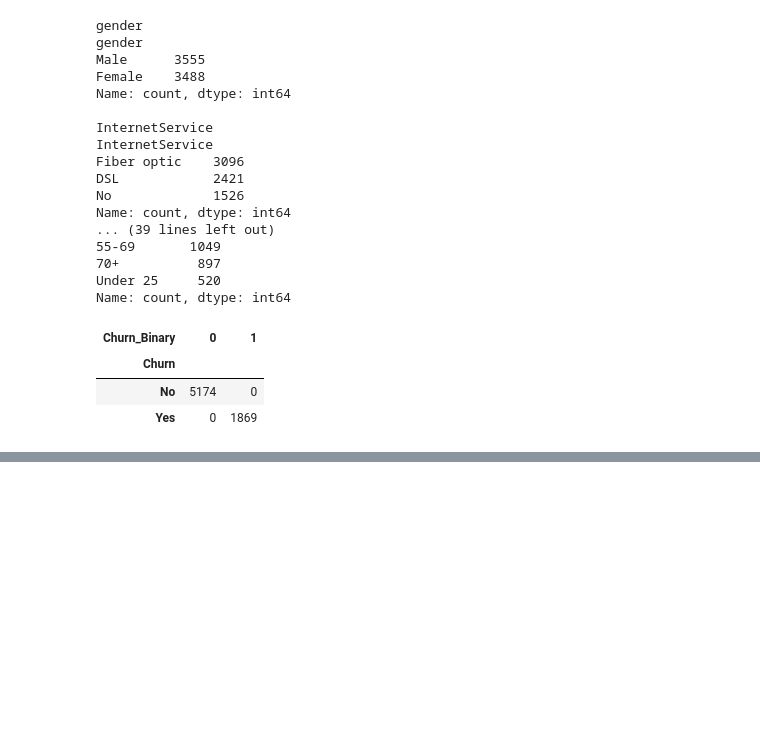
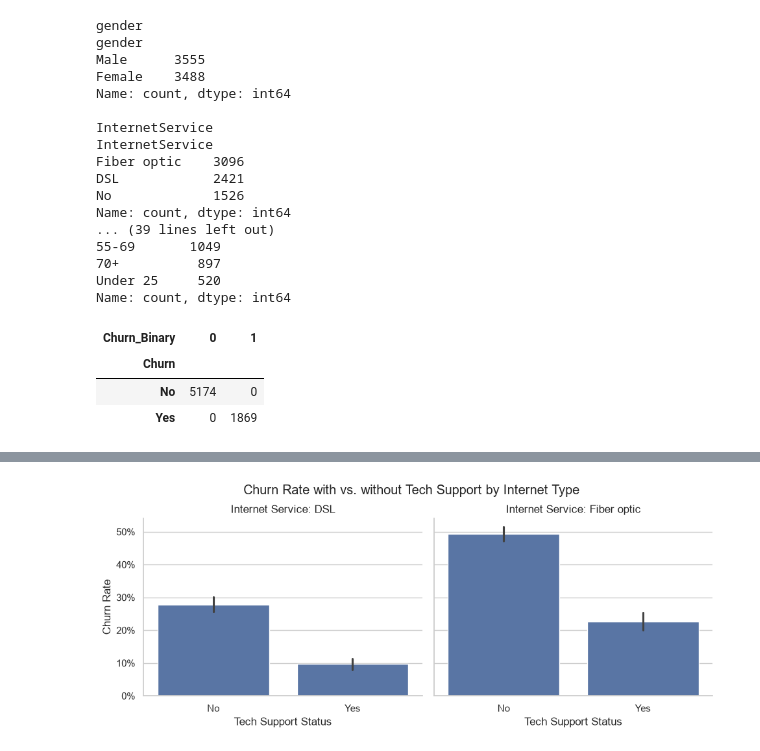
Before and after one commit to pondnatalie/Churn_Project_Tellecommunications, a Jupyter notebook: Churn_Project.ipynb, the cells around one changed output, grey strips where cells are left out. Saved outputs shown, nothing was run; the diff lists cells and outputs as text; code cells hidden in the pictures; blank space fills up the shorter version.

```diff
--- a/Churn_Project.ipynb
+++ b/Churn_Project.ipynb
@@ -1426,0 +1661,87 @@ df.to_csv("Churn_cleaned.csv", index=False)
+# %%
+# 1. Filter to customers with Internet Service
+df_internet = df[df['InternetService'] != 'No'].copy()
+
+
+# 2. Table: Churn Rate & Avg Satisfaction by Tech Support, Internet Type, and Contract
+q2_table = df_internet.groupby(
+    ['InternetService', 'TechSupport', 'Contract']
+).agg(
+    Churn_Rate=('Churn_Binary', 'mean'),
+    Avg_Satisfaction=('CustomerSatisfactionScore', 'mean'),
+    Customer_Count=('Churn_Binary', 'count')
+).reset_index()
+
+print("=== Tech Support Impact by Internet Service & Contract ===")
+display(q2_table.style.format({
+    'Churn_Rate': '{:.1%}',
+    'Avg_Satisfaction': '{:.2f}'
+}))
+
+
+# 3. Grouped Bar Chart by Panel
+g = sns.catplot(
+    data=df_internet,
+    x='TechSupport',
+    y='Churn_Binary',
+    col='InternetService',
+    kind='bar',
+    height=4,
+    aspect=1.2
+)
+
+g.set_axis_labels("Tech Support Status", "Churn Rate")
+g.set_titles("Internet Service: {col_name}")
+
+for ax in g.axes.flat:
+    ax.yaxis.set_major_formatter('{x:.0%}')
+
+plt.subplots_adjust(top=0.85)
+g.fig.suptitle("Churn Rate with vs. without Tech Support by Internet Type")
+plt.show()
+
+
+# 4 & 5. Logistic Regression with Interaction and Satisfaction Mediation
+
+# Model 4A: Main effects + Interaction (TechSupport x Fiber Optic)
+X_q2_a = X_train[
+    ['TechSupport_Yes', 'InternetService_Fiber optic', 'tenure']
+].copy()
+
+X_q2_a['Tech_x_Fiber'] = (
+    X_q2_a['TechSupport_Yes'] *
+    X_q2_a['InternetService_Fiber optic']
+)
+
+X_q2_a = sm.add_constant(X_q2_a).astype(float)
+
+m_q2_a = sm.Logit(
+    y_train.astype(float), X_q2_a
+).fit(disp=False)
+
+
+# Model 4B: Add CustomerSatisfactionScore
+X_q2_b = X_q2_a.copy()
+
+X_q2_b['CustomerSatisfactionScore'] = (
+    X_train['CustomerSatisfactionScore']
+)
+
+X_q2_b = X_q2_b.astype(float)
+
+m_q2_b = sm.Logit(
+    y_train.astype(float), X_q2_b
+).fit(disp=False)
+
+
+# Compare Tech Support Odds Ratios
+print(
+    f"Tech Support Odds Ratio (Without Sat Score): "
+    f"{np.exp(m_q2_a.params['TechSupport_Yes']):.3f}"
+)
+
+print(
+    f"Tech Support Odds Ratio (With Sat Score Added): "
+    f"{np.exp(m_q2_b.params['TechSupport_Yes']):.3f}"
+)
+# %% [output]
@@ -1426,0 +1762 @@ df.to_csv("Churn_cleaned.csv", index=False)
+[figure, added]
```
Also changed, not shown: parts of 28 cells of this notebook, 1 other file.
